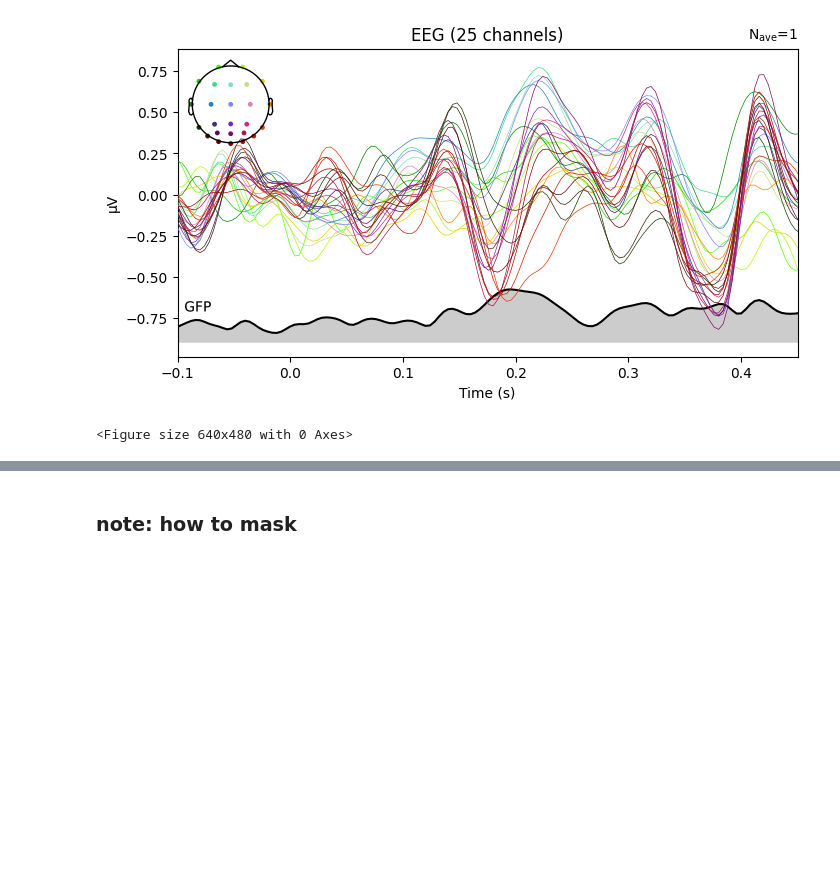
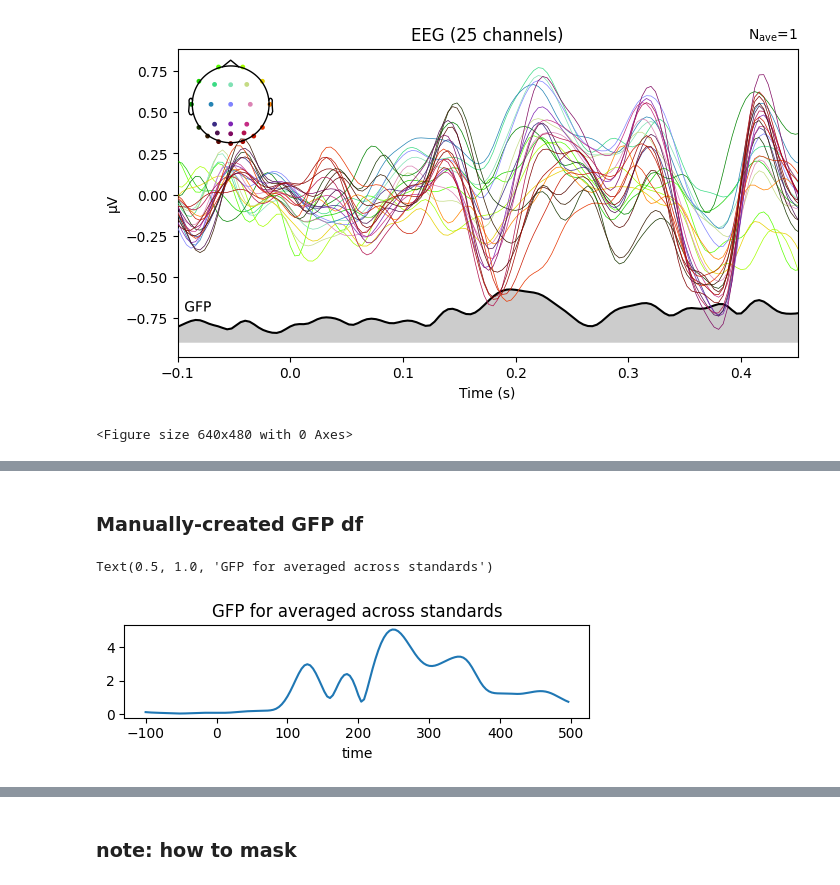
Before and after one commit to Kei-Kobayash/multiple_smiles, a Jupyter notebook: Spato_temporal_permutation2023.ipynb, the cells around one changed output, grey strips where cells are left out. Drawn from its saved outputs; the diff is of its cells as text; code cells hidden in the pictures; blank space fills up the shorter version.

```diff
--- a/Spato_temporal_permutation2023.ipynb
+++ b/Spato_temporal_permutation2023.ipynb
@@ -628,0 +690,10 @@ fig.savefig("3-0_GFP.png", dpi=500)
+# %% [markdown]
+### Manually-created GFP df
+# %%
+fig, ax = plt.subplots(figsize=(6, 1.2))
+gfp_df = ave_standard_df_mv.std(axis=1)
+gfp_df.plot(ax=ax)
+ax.set_title("GFP for averaged across standards")
+# %% [output]
+Text(0.5, 1.0, 'GFP for averaged across standards')
+[figure, added]
```
Also changed, not shown: parts of 6 cells of this notebook.
